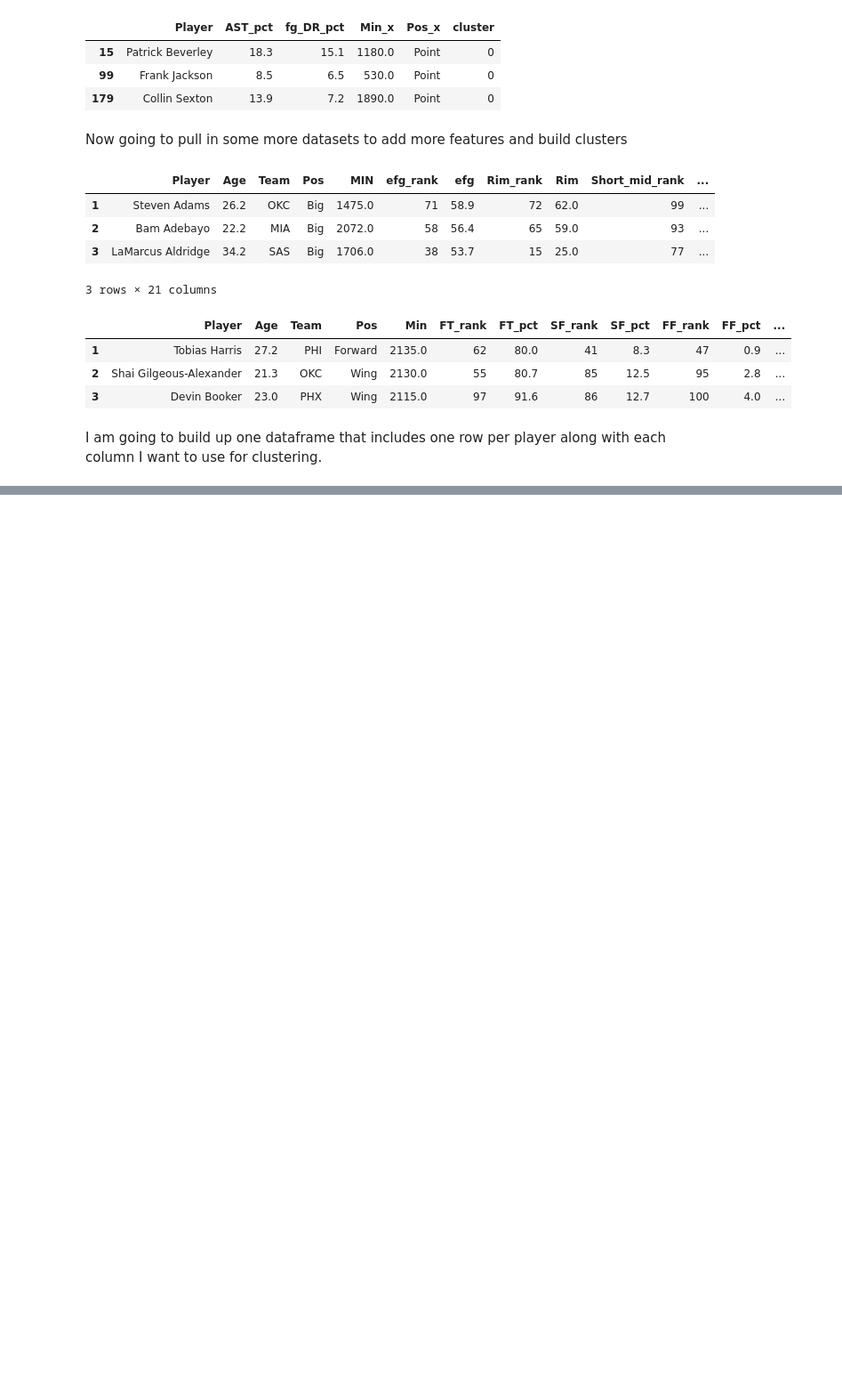
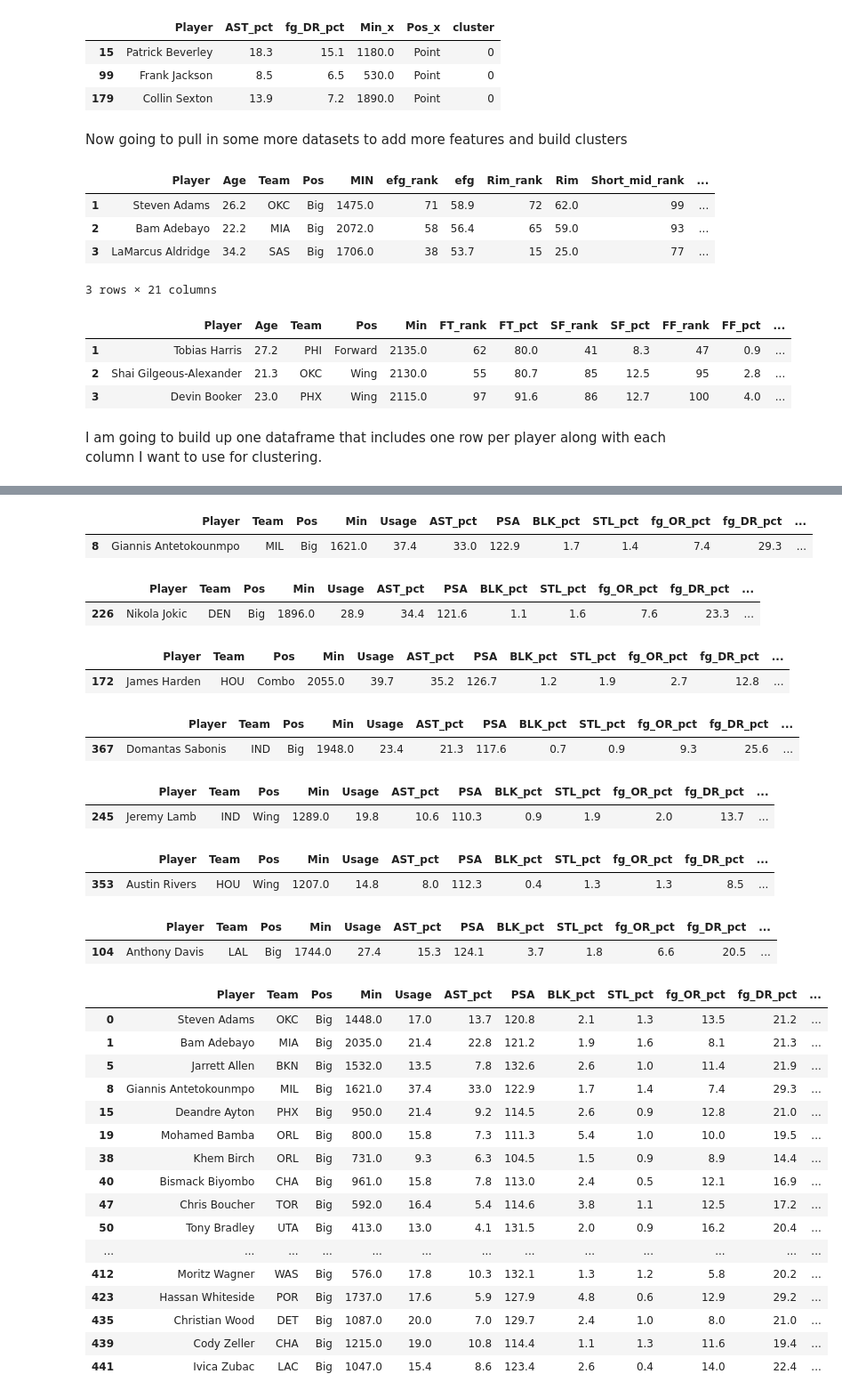
Before and after one commit to ChrisPfeiffer/nba_player_clusters, a Jupyter notebook: Unsupervised_NBA.ipynb, the cells around one changed output, grey strips where cells are left out. Shown at 89% size. Cells and saved outputs as stored; diff of their text form; code cells hidden in the pictures; blank space fills up the shorter version.

```diff
--- a/Unsupervised_NBA.ipynb
+++ b/Unsupervised_NBA.ipynb
@@ -108,8 +116,9 @@ foul_drawing.head(3)
 # %% [markdown]
 I am going to build up one dataframe that includes one row per player along with each column I want to use for clustering.
 # %%
-kmeans_data = off_overview[['Player', 'Pos', 'Min', 'Usage', 'AST_pct', 'PSA']]
-kmeans_data = kmeans_data.merge(def_reb[['Player','BLK_pct', 'STL_pct', 'fg_OR_pct', 'fg_DR_pct']], on='Player')
-foul_drawing.head(3)
-kmeans_data = kmeans_data.merge(foul_drawing[['Player', 'FT_pct', 'SF_pct']], on='Player')
-kmeans_data = kmeans_data.merge(shot_types[['Player', 'Rim', 'All_mid', 'All_three']], on='Player')
+kmeans_data = off_overview[['Player', 'Team', 'Pos', 'Min', 'Usage', 'AST_pct', 'PSA']]
+kmeans_data = kmeans_data.merge(def_reb[['Player', 'Team','BLK_pct', 'STL_pct', 'fg_OR_pct', 'fg_DR_pct']], on=['Player', 'Team'])
+kmeans_data = kmeans_data.merge(foul_drawing[['Player', 'Team', 'FT_pct', 'SF_pct']], on=['Player', 'Team'])
+kmeans_data = kmeans_data.merge(shot_types[['Player', 'Team', 'Rim', 'All_mid', 'All_three']], on=['Player', 'Team'])
+kmeans_data = kmeans_data[kmeans_data['Min']>400]
+len(kmeans_data)
@@ -115,0 +127,5 @@ kmeans_data = kmeans_data.merge(shot_types[['Player', 'Rim', 'All_mid', 'All_thr
+# %%
+training_values = kmeans_data.drop(['Player', 'Team', 'Pos', 'Min'], axis=1)
+min_max_scaler = preprocessing.MinMaxScaler()
+scaled_values = pd.DataFrame(min_max_scaler.fit_transform(training_values))
+scaled_values.head(5)
@@ -115,0 +139,6 @@ kmeans_data = kmeans_data.merge(shot_types[['Player', 'Rim', 'All_mid', 'All_thr
+# %%
+kmeans = KMeans(n_clusters=4, random_state=0).fit(scaled_values)
+clusters = kmeans.predict(scaled_values)
+kmeans_data['clusters'] = clusters
+for i in range(0,4):
+    print("cluster " + str(i) + " has " + str(len(kmeans_data[kmeans_data["clusters"]==i])) + " members")
@@ -115,0 +170,55 @@ kmeans_data = kmeans_data.merge(shot_types[['Player', 'Rim', 'All_mid', 'All_thr
+# %%
+get_cluster('Giannis Antetokounmpo')
+# %% [output]
+|  | Player | Team | Pos | Min | Usage | AST_pct | PSA | BLK_pct | STL_pct | fg_OR_pct | fg_DR_pct | ... |
+| 8 | Giannis Antetokounmpo | MIL | Big | 1621.0 | 37.4 | 33.0 | 122.9 | 1.7 | 1.4 | 7.4 | 29.3 | ... |
+# %%
+get_cluster('Nikola Jokic') #My Guess is 0 but high usage could put him in 2
+# %% [output]
+|  | Player | Team | Pos | Min | Usage | AST_pct | PSA | BLK_pct | STL_pct | fg_OR_pct | fg_DR_pct | ... |
+| 226 | Nikola Jokic | DEN | Big | 1896.0 | 28.9 | 34.4 | 121.6 | 1.1 | 1.6 | 7.6 | 23.3 | ... |
+# %%
+get_cluster('James Harden') #My Guess is 2
+# %% [output]
+|  | Player | Team | Pos | Min | Usage | AST_pct | PSA | BLK_pct | STL_pct | fg_OR_pct | fg_DR_pct | ... |
+| 172 | James Harden | HOU | Combo | 2055.0 | 39.7 | 35.2 | 126.7 | 1.2 | 1.9 | 2.7 | 12.8 | ... |
+# %%
+get_cluster('Domantas Sabonis') #My Guess is 0 but high AST rate could put him at 2
+# %% [output]
+|  | Player | Team | Pos | Min | Usage | AST_pct | PSA | BLK_pct | STL_pct | fg_OR_pct | fg_DR_pct | ... |
+| 367 | Domantas Sabonis | IND | Big | 1948.0 | 23.4 | 21.3 | 117.6 | 0.7 | 0.9 | 9.3 | 25.6 | ... |
+# %%
+get_cluster('Jeremy Lamb') #My guess is 3
+# %% [output]
+|  | Player | Team | Pos | Min | Usage | AST_pct | PSA | BLK_pct | STL_pct | fg_OR_pct | fg_DR_pct | ... |
+| 245 | Jeremy Lamb | IND | Wing | 1289.0 | 19.8 | 10.6 | 110.3 | 0.9 | 1.9 | 2.0 | 13.7 | ... |
+# %%
+get_cluster('Austin Rivers')
+# %% [output]
+|  | Player | Team | Pos | Min | Usage | AST_pct | PSA | BLK_pct | STL_pct | fg_OR_pct | fg_DR_pct | ... |
+| 353 | Austin Rivers | HOU | Wing | 1207.0 | 14.8 | 8.0 | 112.3 | 0.4 | 1.3 | 1.3 | 8.5 | ... |
+# %%
+get_cluster('Anthony Davis')
+# %% [output]
+|  | Player | Team | Pos | Min | Usage | AST_pct | PSA | BLK_pct | STL_pct | fg_OR_pct | fg_DR_pct | ... |
+| 104 | Anthony Davis | LAL | Big | 1744.0 | 27.4 | 15.3 | 124.1 | 3.7 | 1.8 | 6.6 | 20.5 | ... |
+# %%
+kmeans_data[kmeans_data['clusters']==0]
+# %% [output]
+|  | Player | Team | Pos | Min | Usage | AST_pct | PSA | BLK_pct | STL_pct | fg_OR_pct | fg_DR_pct | ... |
+| 0 | Steven Adams | OKC | Big | 1448.0 | 17.0 | 13.7 | 120.8 | 2.1 | 1.3 | 13.5 | 21.2 | ... |
+| 1 | Bam Adebayo | MIA | Big | 2035.0 | 21.4 | 22.8 | 121.2 | 1.9 | 1.6 | 8.1 | 21.3 | ... |
+| 5 | Jarrett Allen | BKN | Big | 1532.0 | 13.5 | 7.8 | 132.6 | 2.6 | 1.0 | 11.4 | 21.9 | ... |
+| 8 | Giannis Antetokounmpo | MIL | Big | 1621.0 | 37.4 | 33.0 | 122.9 | 1.7 | 1.4 | 7.4 | 29.3 | ... |
+| 15 | Deandre Ayton | PHX | Big | 950.0 | 21.4 | 9.2 | 114.5 | 2.6 | 0.9 | 12.8 | 21.0 | ... |
+| 19 | Mohamed Bamba | ORL | Big | 800.0 | 15.8 | 7.3 | 111.3 | 5.4 | 1.0 | 10.0 | 19.5 | ... |
+| 38 | Khem Birch | ORL | Big | 731.0 | 9.3 | 6.3 | 104.5 | 1.5 | 0.9 | 8.9 | 14.4 | ... |
+| 40 | Bismack Biyombo | CHA | Big | 961.0 | 15.8 | 7.8 | 113.0 | 2.4 | 0.5 | 12.1 | 16.9 | ... |
+| 47 | Chris Boucher | TOR | Big | 592.0 | 16.4 | 5.4 | 114.6 | 3.8 | 1.1 | 12.5 | 17.2 | ... |
+| 50 | Tony Bradley | UTA | Big | 413.0 | 13.0 | 4.1 | 131.5 | 2.0 | 0.9 | 16.2 | 20.4 | ... |
+| ... | ... | ... | ... | ... | ... | ... | ... | ... | ... | ... | ... | ... |
+| 412 | Moritz Wagner | WAS | Big | 576.0 | 17.8 | 10.3 | 132.1 | 1.3 | 1.2 | 5.8 | 20.2 | ... |
+| 423 | Hassan Whiteside | POR | Big | 1737.0 | 17.6 | 5.9 | 127.9 | 4.8 | 0.6 | 12.9 | 29.2 | ... |
+| 435 | Christian Wood | DET | Big | 1087.0 | 20.0 | 7.0 | 129.7 | 2.4 | 1.0 | 8.0 | 21.0 | ... |
+| 439 | Cody Zeller | CHA | Big | 1215.0 | 19.0 | 10.8 | 114.4 | 1.1 | 1.3 | 11.6 | 19.4 | ... |
+| 441 | Ivica Zubac | LAC | Big | 1047.0 | 15.4 | 8.6 | 123.4 | 2.6 | 0.4 | 14.0 | 22.4 | ... |
```
Also changed, not shown: parts of 7 cells of this notebook, 6 other files.
